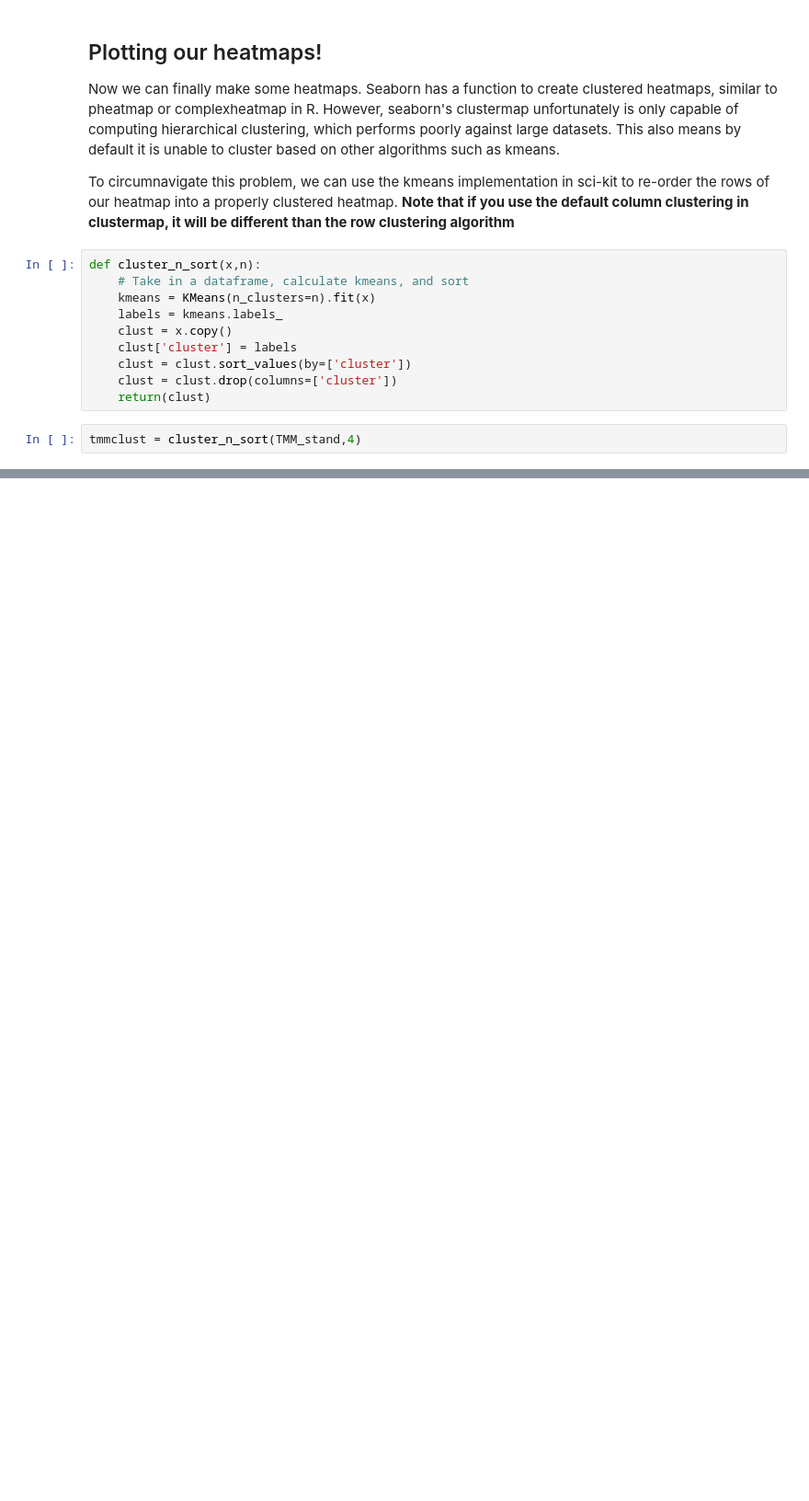
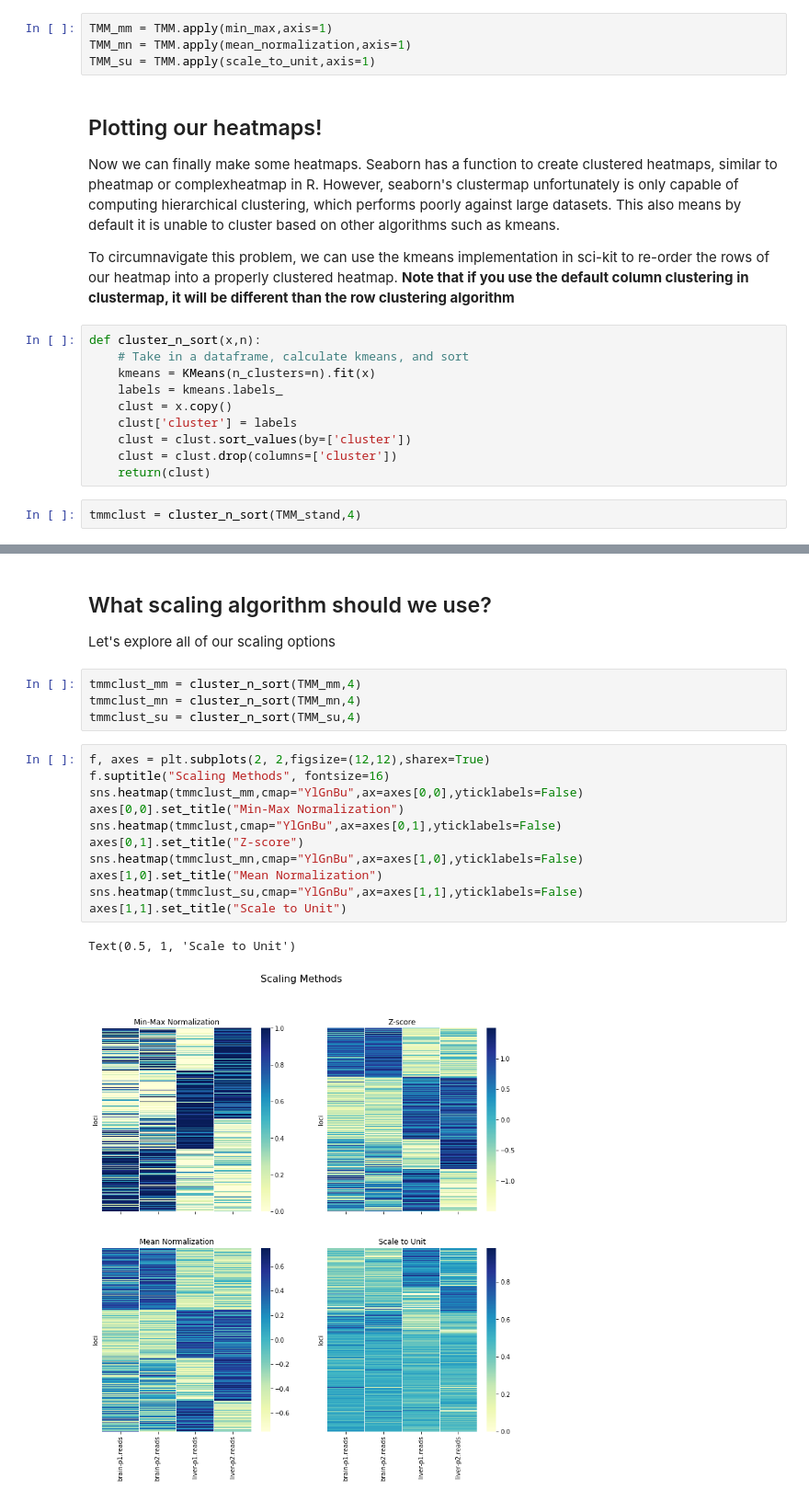
Before and after one commit to rmandla/atacseq-heatmaps, a Jupyter notebook: tutorial.ipynb, the cells around one changed output, grey strips where cells are left out. Shown: that part at 92% size. Drawn from its saved outputs; the diff is of its cells as text; blank space fills up the shorter version.

Commit message:
finish feature scaling

```diff
--- a/tutorial.ipynb
+++ b/tutorial.ipynb
@@ -293,6 +291,10 @@ def scale_to_unit(x):
     return(x/ ((x**2).sum()**0.5))
 # %%
 TMM_stand = TMM.apply(zscore,axis=1)
+# %%
+TMM_mm = TMM.apply(min_max,axis=1)
+TMM_mn = TMM.apply(mean_normalization,axis=1)
+TMM_su = TMM.apply(scale_to_unit,axis=1)
 # %% [markdown]
 ## Plotting our heatmaps!
 
@@ -318,0 +325,22 @@ sns.clustermap(tmmclust,row_cluster=False,cmap='YlGnBu',yticklabels=False)
+# %% [markdown]
+## What scaling algorithm should we use?
+
+Let's explore all of our scaling options
+# %%
+tmmclust_mm = cluster_n_sort(TMM_mm,4)
+tmmclust_mn = cluster_n_sort(TMM_mn,4)
+tmmclust_su = cluster_n_sort(TMM_su,4)
+# %%
+f, axes = plt.subplots(2, 2,figsize=(12,12),sharex=True)
+f.suptitle("Scaling Methods", fontsize=16)
+sns.heatmap(tmmclust_mm,cmap="YlGnBu",ax=axes[0,0],yticklabels=False)
+axes[0,0].set_title("Min-Max Normalization")
+sns.heatmap(tmmclust,cmap="YlGnBu",ax=axes[0,1],yticklabels=False)
+axes[0,1].set_title("Z-score")
+sns.heatmap(tmmclust_mn,cmap="YlGnBu",ax=axes[1,0],yticklabels=False)
+axes[1,0].set_title("Mean Normalization")
+sns.heatmap(tmmclust_su,cmap="YlGnBu",ax=axes[1,1],yticklabels=False)
+axes[1,1].set_title("Scale to Unit")
+# %% [output]
+Text(0.5, 1, 'Scale to Unit')
+[figure, added]
```
Also changed, not shown: parts of 19 cells of this notebook, 1 other file.
